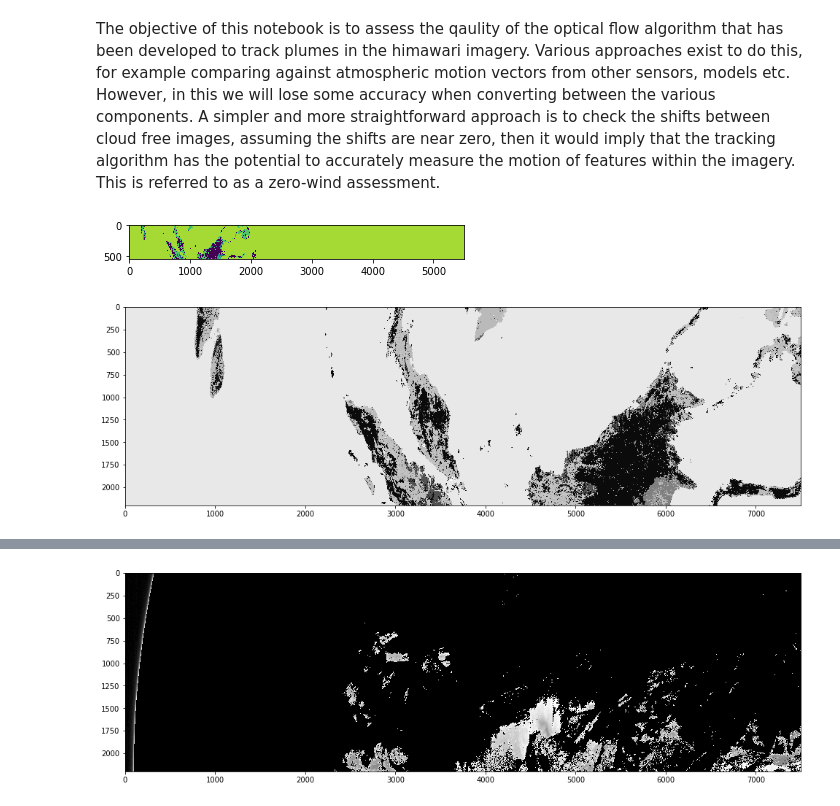
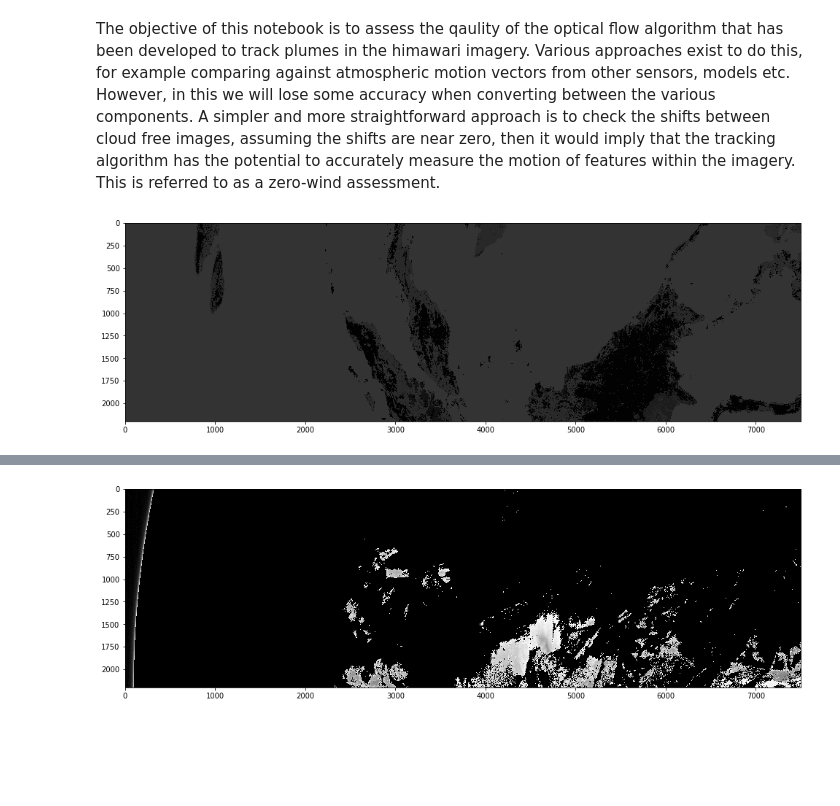
Before and after one commit to gridl/kcl-fire-aot, a Jupyter notebook: notebooks/Optical Flow Accuracy Assessment.ipynb, the cells around one changed output, grey strips where cells are left out. Cells and saved outputs as stored; diff of their text form; code cells hidden in the pictures; blank space fills up the shorter version.

```diff
--- a/notebooks/Optical Flow Accuracy Assessment.ipynb
+++ b/notebooks/Optical Flow Accuracy Assessment.ipynb
@@ -21,12 +24,10 @@ for k in data.keys():
     mask = np.isnan(data[k])
     data[k][mask] = -999
 # %%
-new_data = collocate_imagery(data, 5)
+collcated_data = collocate_imagery(data, 5)
-# %% [output]
-[figure, removed]
 # %%
 plt.figure(figsize=(18,5))
-plt.imshow(new_data['lcov'][:, 0:7500], cmap='gray', vmin=0)
+plt.imshow(collcated_data['lcov'][:, 0:7500], cmap='gray', vmin=0, vmax=100)
 plt.show()
 # %% [output]
-[figure, old version]
+[figure, new version]
```
Also changed, not shown: parts of 5 cells of this notebook, 2 other files.
